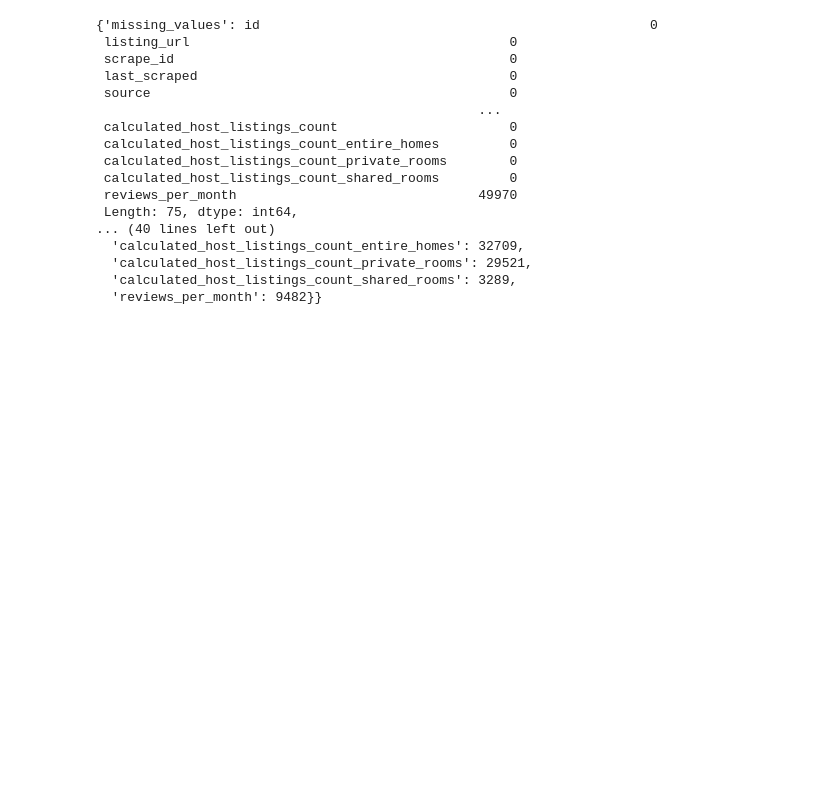
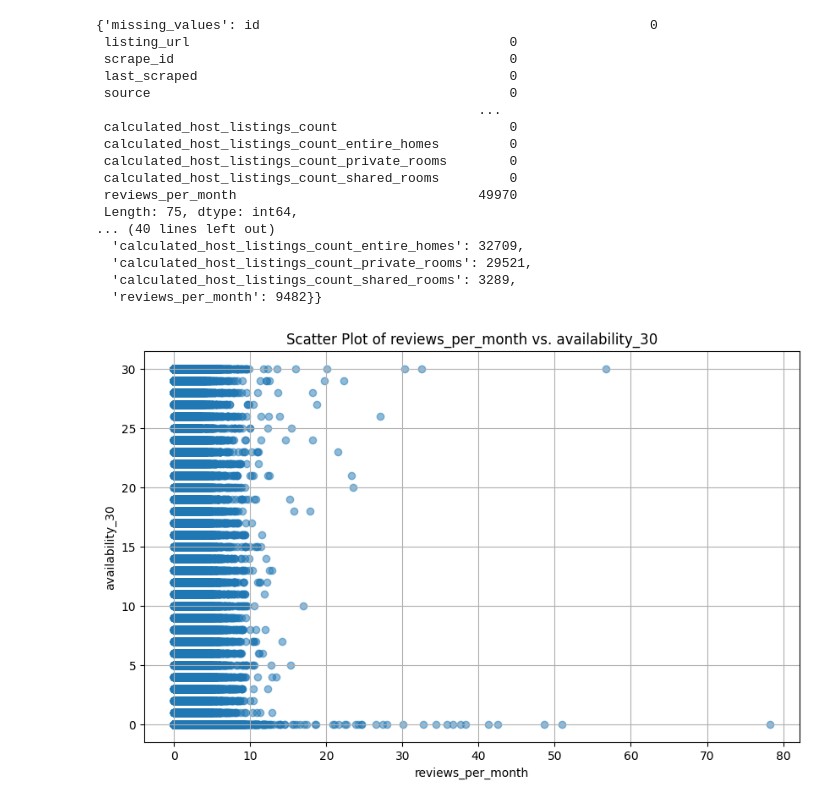
Before and after one commit to Hackyeahh/CISC-351-Group-10, a Jupyter notebook: data-processing.ipynb, the cells around one changed output. Drawn from its saved outputs; the diff is of its cells as text; code cells hidden in the pictures; blank space fills up the shorter version.

```diff
--- a/data-processing.ipynb
+++ b/data-processing.ipynb
@@ -214,3 +321,17 @@ analyze_data_cleaning_needs(listings)
   'calculated_host_listings_count_private_rooms': 29521,
   'calculated_host_listings_count_shared_rooms': 3289,
   'reviews_per_month': 9482}}
+# %%
+def plot_scatter(df, column_x, column_y):
+
+    plt.figure(figsize=(10, 6))  # Set the figure size
+    plt.scatter(df[column_x], df[column_y], alpha=0.5)  # Create scatter plot with some transparency
+    plt.title(f'Scatter Plot of {column_x} vs. {column_y}')  # Set the title of the plot
+    plt.xlabel(column_x)  # Set the x-axis label
+    plt.ylabel(column_y)  # Set the y-axis label
+    plt.grid(True)  # Add a grid for better readability
+    plt.show()  # Display the plot
+
+plot_scatter(listings, 'reviews_per_month', 'availability_30')
+# %% [output]
+[figure, added]
```
Also changed, not shown: parts of 11 cells of this notebook.
